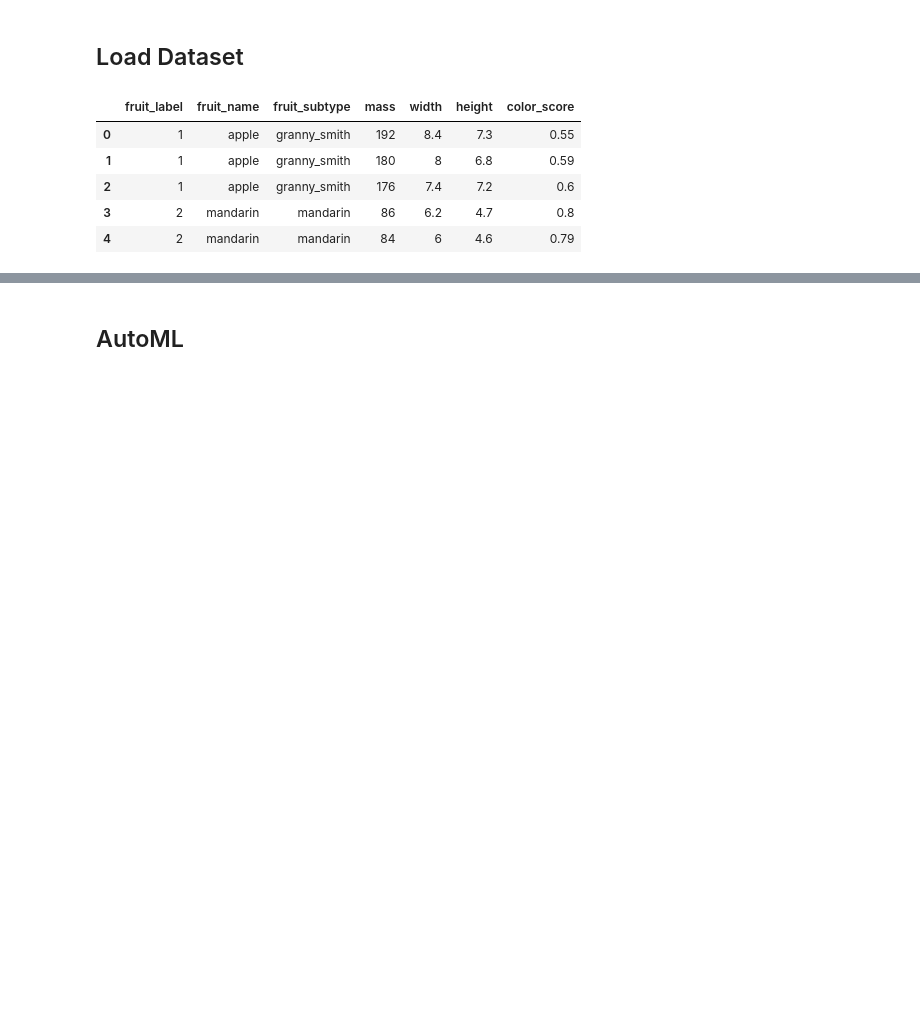
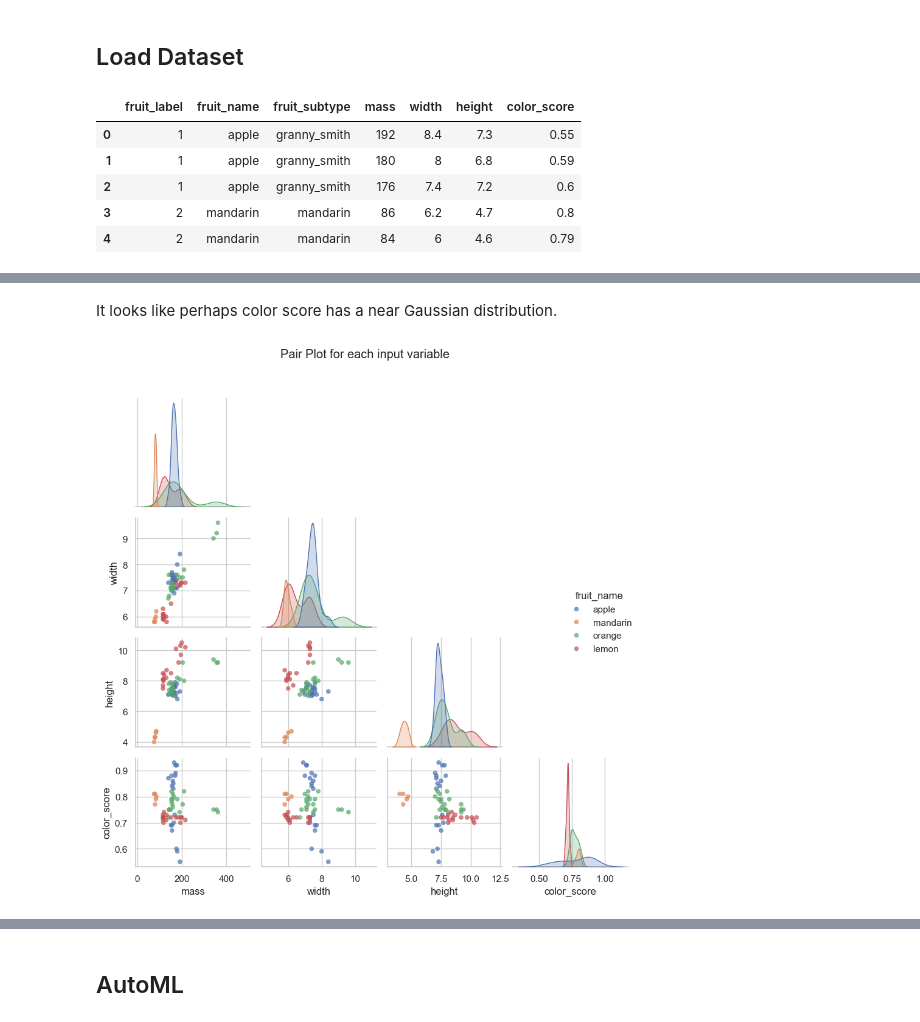
Before and after one commit to EnzoAlto/AIM_Sharing, a Jupyter notebook: wk45_ML1_HW3/ML1_HW3_Migs.ipynb, the cells around one changed output, grey strips where cells are left out. Saved outputs shown, nothing was run; the diff lists cells and outputs as text; code cells hidden in the pictures; blank space fills up the shorter version.

```diff
--- a/wk45_ML1_HW3/ML1_HW3_Migs.ipynb
+++ b/wk45_ML1_HW3/ML1_HW3_Migs.ipynb
@@ -46,0 +140,24 @@ Fruit_Label Mapping:
+# %% [markdown]
+It looks like perhaps color score has a near Gaussian distribution.
+# %%
+# numeric features only (exclude label)
+num_cols = fruits.select_dtypes(include='number').columns.drop('fruit_label', errors='ignore')
+
+sns.set_theme(style='whitegrid')
+g = sns.pairplot(
+    data=fruits,
+    vars=num_cols,
+    hue='fruit_name',
+    diag_kind='kde',
+    corner=True,
+    plot_kws=dict(s=25, alpha=0.7, edgecolor=None)
+)
+
+g.fig.set_size_inches(9, 9)
+g.fig.suptitle('Pair Plot for each input variable', y=1.02)
+g.fig.tight_layout()
+g.fig.subplots_adjust(top=0.93)
+g.savefig('fruits_pairplot.png', dpi=150, bbox_inches='tight')
+plt.show()
+# %% [output]
+[figure, added]
```
Also changed, not shown: parts of 61 cells of this notebook, 3 other files.
